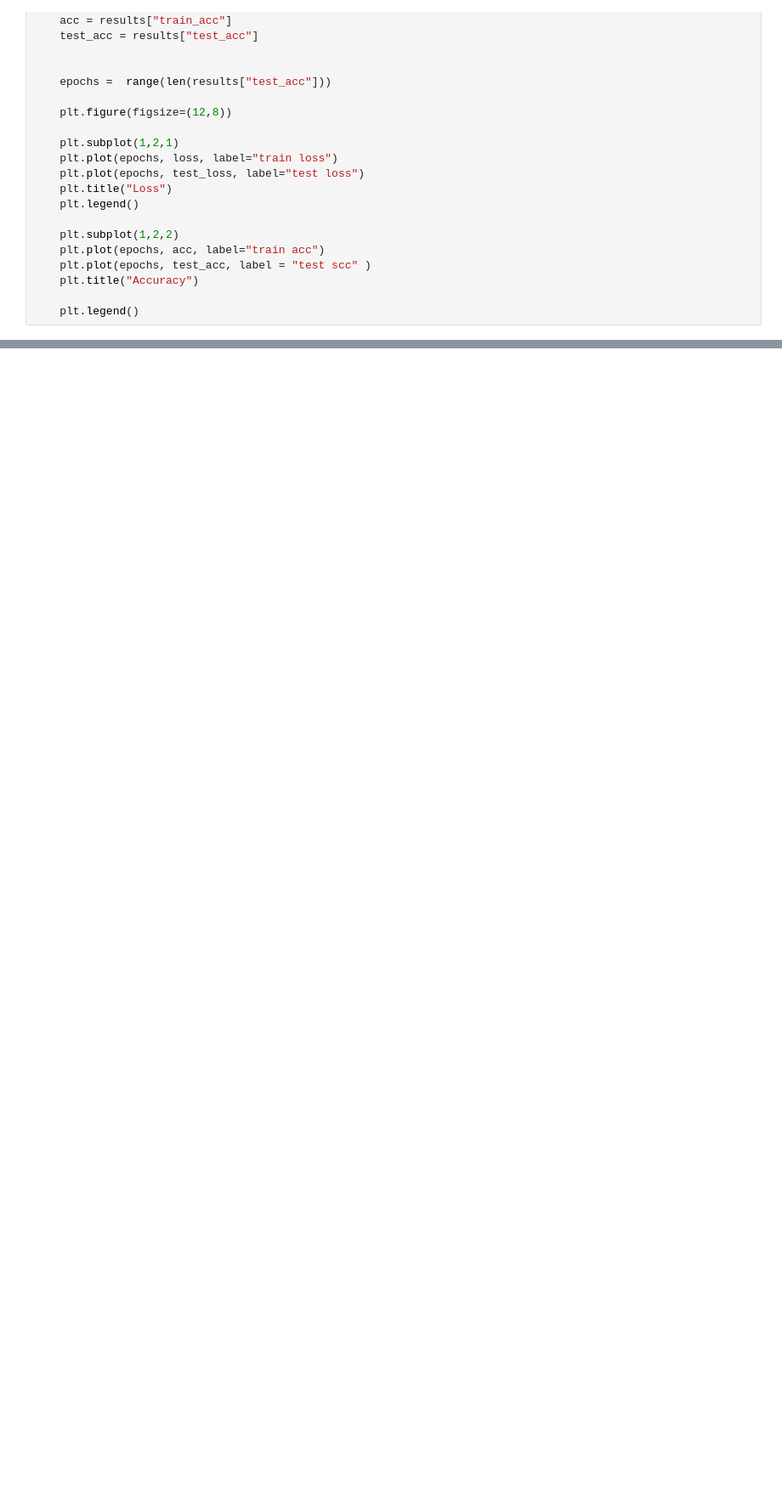
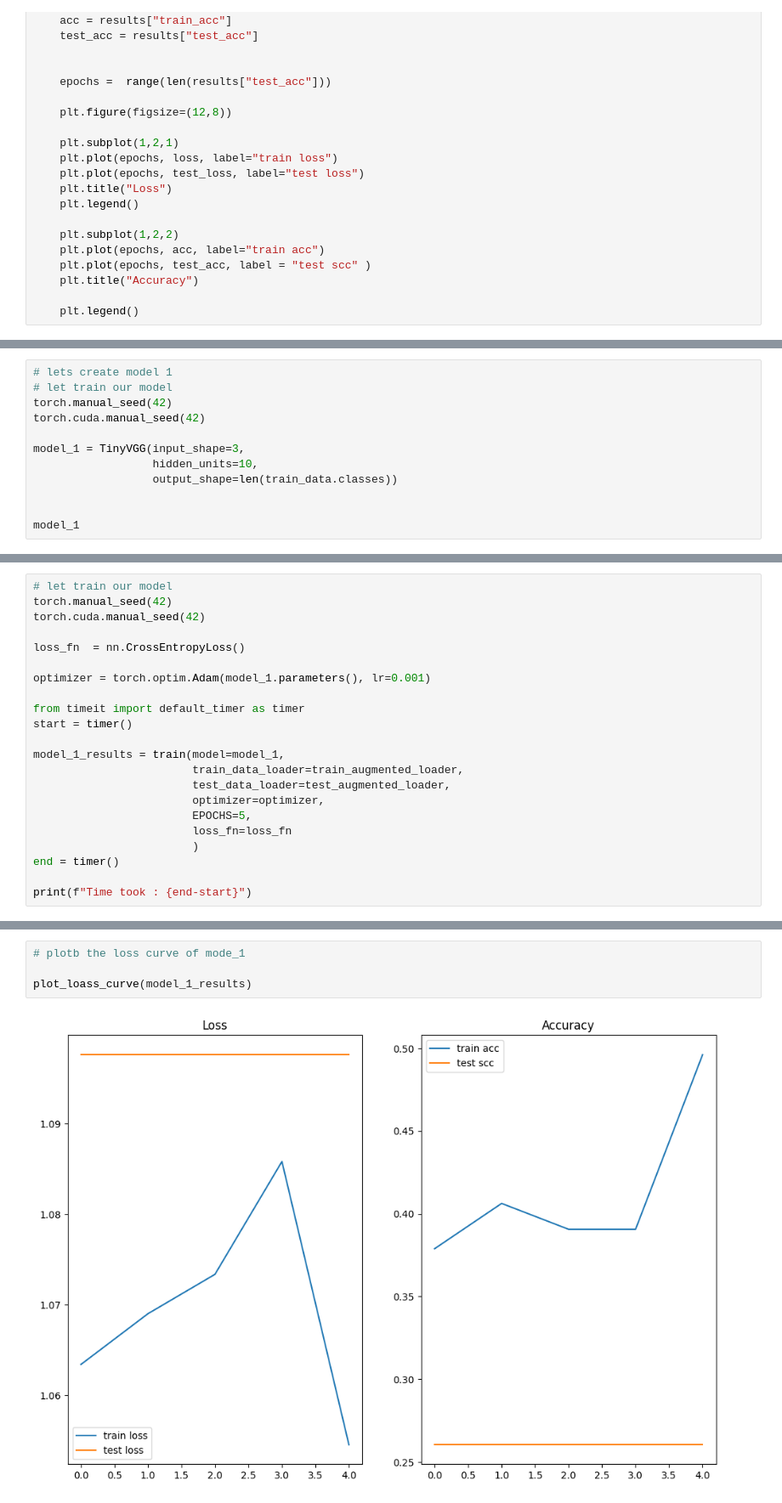
Before and after one commit to Linux-Server/ZTM, a Jupyter notebook: pytorch/04_custom_dataset/1.ipynb, the cells around one changed output, grey strips where cells are left out. Shown at 85% size. Cells and saved outputs as stored; diff of their text form; blank space fills up the shorter version.

```diff
--- a/pytorch/04_custom_dataset/1.ipynb
+++ b/pytorch/04_custom_dataset/1.ipynb
@@ -797,0 +836,12 @@ plot_loass_curve(model_0_result)
+# %%
+# lets create model 1
+# let train our model
+torch.manual_seed(42)
+torch.cuda.manual_seed(42)
+
+model_1 = TinyVGG(input_shape=3,
+                  hidden_units=10,
+                  output_shape=len(train_data.classes))
+
+
+model_1
@@ -797,0 +869,22 @@ plot_loass_curve(model_0_result)
+# %%
+# let train our model
+torch.manual_seed(42)
+torch.cuda.manual_seed(42)
+
+loss_fn  = nn.CrossEntropyLoss()
+
+optimizer = torch.optim.Adam(model_1.parameters(), lr=0.001)
+
+from timeit import default_timer as timer
+start = timer()
+
+model_1_results = train(model=model_1,
+                        train_data_loader=train_augmented_loader,
+                        test_data_loader=test_augmented_loader,
+                        optimizer=optimizer,
+                        EPOCHS=5,
+                        loss_fn=loss_fn
+                        )
+end = timer()
+
+print(f"Time took : {end-start}")
@@ -797,0 +898,6 @@ plot_loass_curve(model_0_result)
+# %%
+# plotb the loss curve of mode_1
+
+plot_loass_curve(model_1_results)
+# %% [output]
+[figure, added]
```
Also changed, not shown: parts of 11 cells of this notebook.
